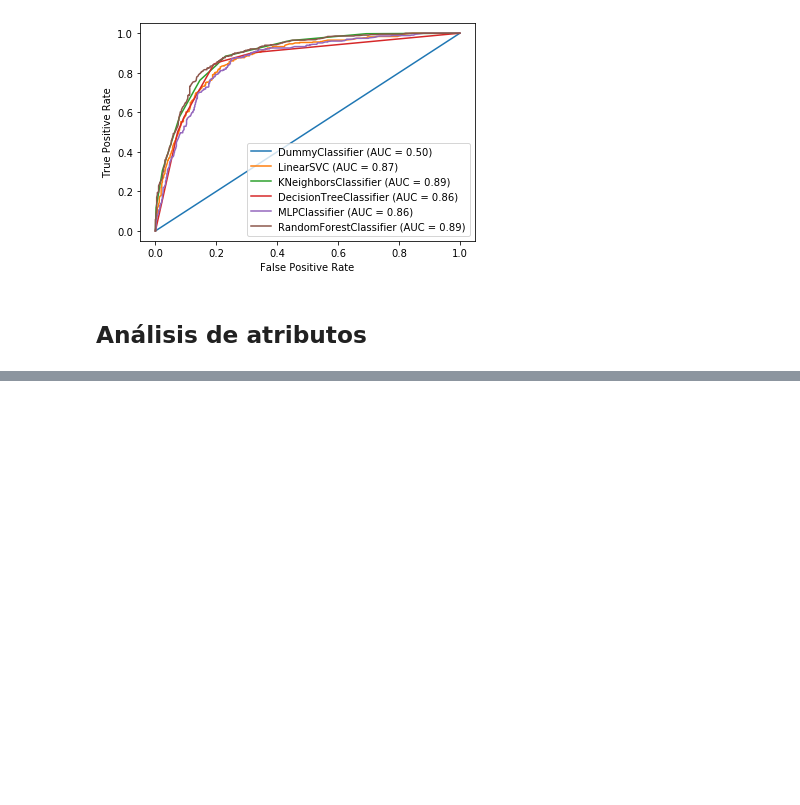
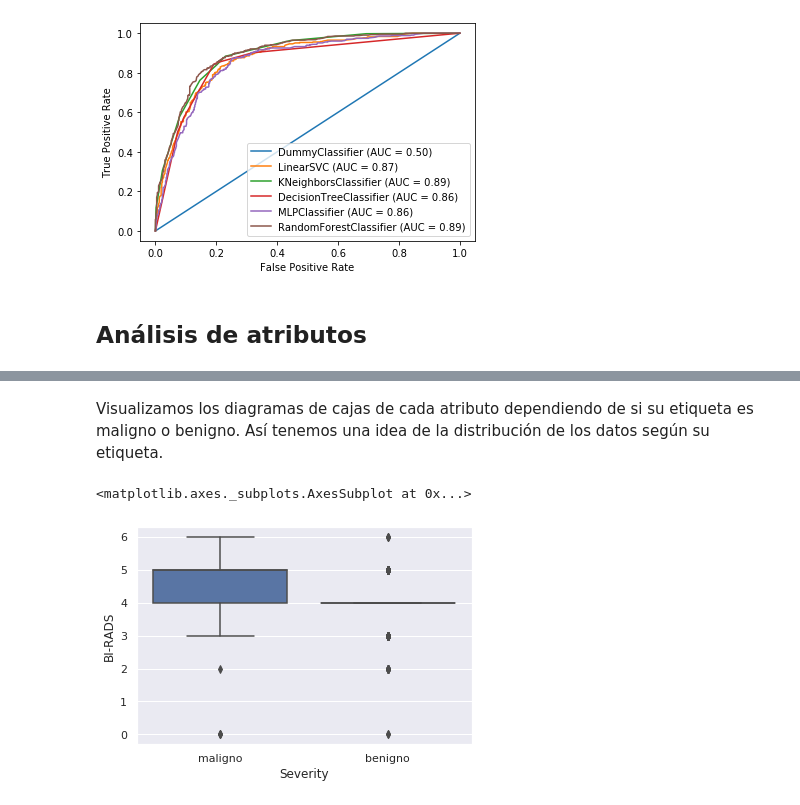
Before and after one commit to patriciacorhid/IN, a Jupyter notebook: P2/P2_visualizacion.ipynb, the cells around one changed output, grey strips where cells are left out. Drawn from its saved outputs; the diff is of its cells as text; code cells hidden in the pictures; blank space fills up the shorter version.

Commit message:
analisis de atributos

```diff
--- a/P2/P2_visualizacion.ipynb
+++ b/P2/P2_visualizacion.ipynb
@@ -811,0 +843,7 @@ for model in [dummy_clf, svm_clf, knn_clf, tree_clf, mlp_clf, rf_clf]:
+# %% [markdown]
+Visualizamos los diagramas de cajas de cada atributo dependiendo de si su etiqueta es maligno o benigno. Así tenemos una idea de la distribución de los datos según su etiqueta.
+# %%
+sns.boxplot(data=datos, y='BI-RADS', x='Severity')
+# %% [output]
+<matplotlib.axes._subplots.AxesSubplot at 0x...>
+[figure, added]
```
Also changed, not shown: parts of 16 cells of this notebook, 1 other file.
